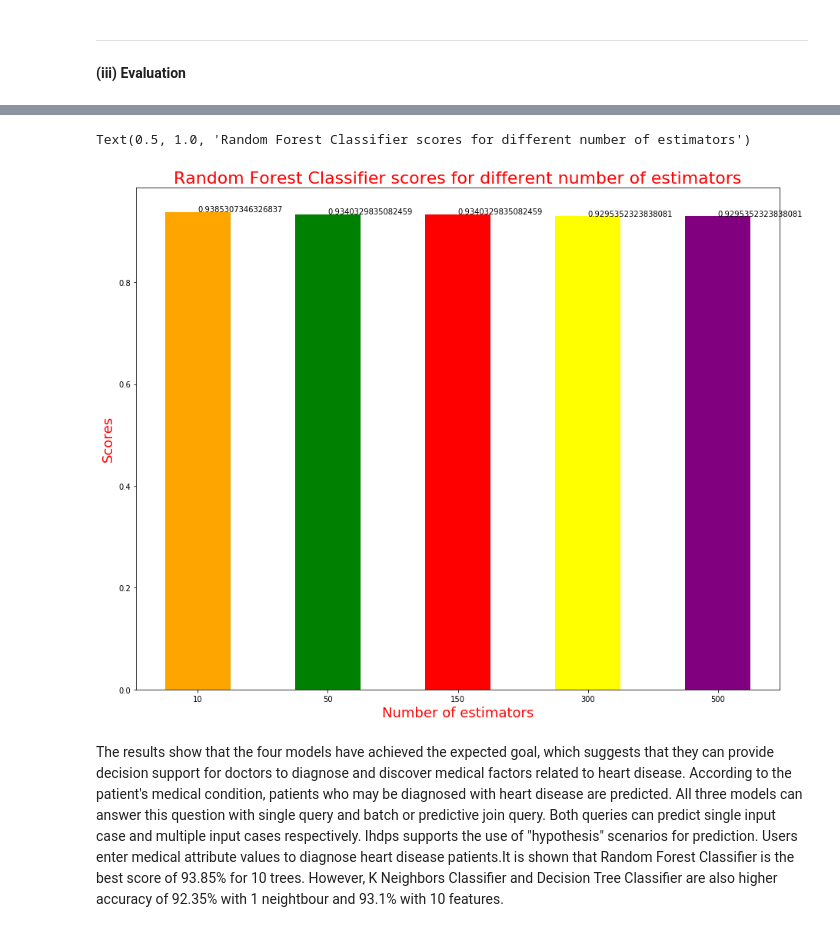
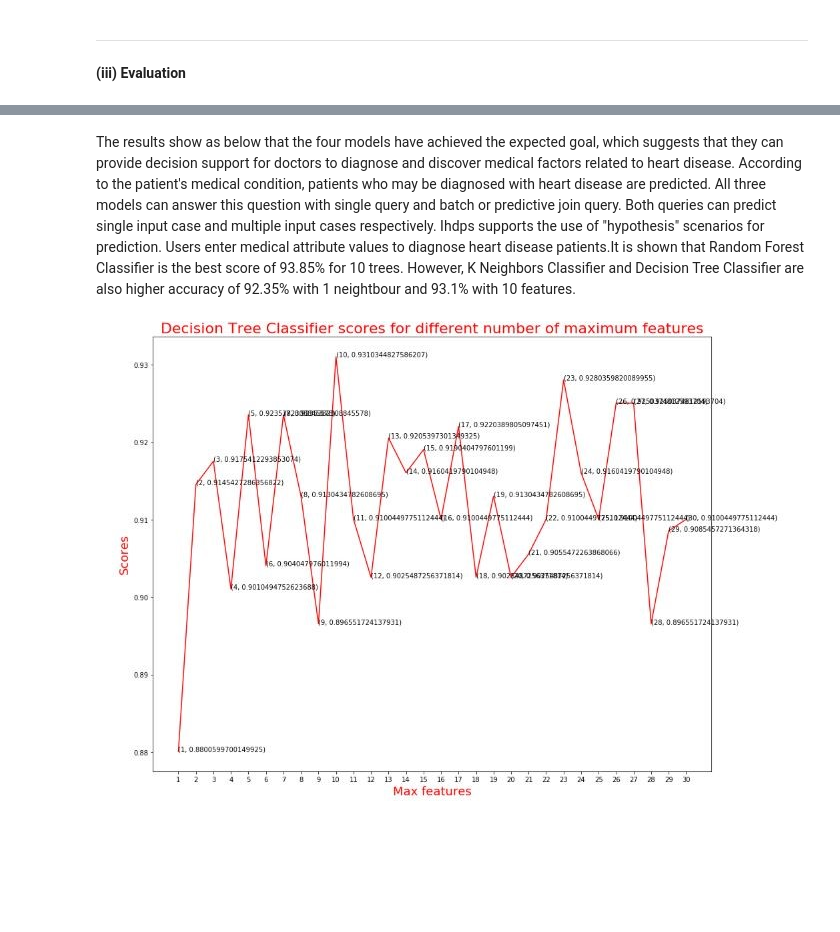
Before and after one commit to haishan-shi/A1, a Jupyter notebook: A3_Pitch and Plan for Solving a Domain Problem.ipynb, the cells around one changed output, grey strips where cells are left out. Drawn from its saved outputs; the diff is of its cells as text; code cells hidden in the pictures; blank space fills up the shorter version.

```diff
--- a/A3_Pitch and Plan for Solving a Domain Problem.ipynb
+++ b/A3_Pitch and Plan for Solving a Domain Problem.ipynb
@@ -135,9 +64,0 @@ for k in range(1,31):
-# %%
-rcParams['figure.figsize'] = 15, 15
-plt.plot([k for k in range(1, 31)], knn_scores, color = 'blue')
-for i in range(1,31):
-    plt.text(i, knn_scores[i-1], (i, knn_scores[i-1]))
-plt.xticks([i for i in range(1, 31)])
-plt.xlabel('Number of Neighbors (K)', color = 'red', fontsize=18)
-plt.ylabel('Scores', color = 'red', fontsize=18)
-plt.title('K Neighbors Classifier scores for different K values', color = 'red',fontsize=28)
@@ -154,8 +64,0 @@ for i in range(len(kernels)):
-# %%
-rcParams['figure.figsize'] = 12, 6
-plt.bar(kernels, svc_scores, color = ['red', 'green', 'purple', 'yellow'])
-for i in range(len(kernels)):
-    plt.text(i, svc_scores[i], svc_scores[i])
-plt.xlabel('Kernels', color = 'red', fontsize=12)
-plt.ylabel('Scores', color = 'red', fontsize=12)
-plt.title('Support Vector Classifier scores for different kernels', color = 'red', fontsize=18)
@@ -171,9 +64,0 @@ for i in range(1, len(X.columns) + 1):
-# %%
-rcParams['figure.figsize'] = 15, 12
-plt.plot([i for i in range(1, len(X.columns) + 1)], dt_scores, color = 'red')
-for i in range(1, len(X.columns) + 1):
-    plt.text(i, dt_scores[i-1], (i, dt_scores[i-1]))
-plt.xticks([i for i in range(1, len(X.columns) + 1)])
-plt.xlabel('Max features', color = 'red', fontsize=18)
-plt.ylabel('Scores', color = 'red', fontsize=18)
-plt.title('Decision Tree Classifier scores for different number of maximum features', color = 'red', fontsize=22)
@@ -190,14 +65,7 @@ for i in estimators:
-# %%
-rcParams['figure.figsize'] = 15, 12
-plt.bar([i for i in range(len(estimators))], rf_scores, color = ['orange', 'green', 'red', 'yellow', 'purple'], width = 0.5)
-for i in range(len(estimators)):
-    plt.text(i, rf_scores[i], rf_scores[i])
-plt.xticks(ticks = [i for i in range(len(estimators))], labels = [str(estimator) for estimator in estimators])
-plt.xlabel('Number of estimators', color = 'red', fontsize=18)
-plt.ylabel('Scores', color = 'red', fontsize=18)
-plt.title('Random Forest Classifier scores for different number of estimators', color = 'red', fontsize=22)
-# %% [output]
-Text(0.5, 1.0, 'Random Forest Classifier scores for different number of estimators')
-[figure, removed]
 # %% [markdown]
-The results show that the four models have achieved the expected goal, which suggests that they can provide decision support for doctors to diagnose and discover medical factors related to heart disease. According to the patient's medical condition, patients who may be diagnosed with heart disease are predicted. All three models can answer this question with single query and batch or predictive join query. Both queries can predict single input case and multiple input cases respectively. Ihdps supports the use of "hypothesis" scenarios for prediction. Users enter medical attribute values to diagnose heart disease patients.It is shown that Random Forest Classifier is the best score of 93.85% for 10 trees. However, K Neighbors Classifier and Decision Tree Classifier are also higher accuracy of 92.35% with 1 neightbour and 93.1% with 10 features.
+The results show as below that the four models have achieved the expected goal, which suggests that they can provide decision support for doctors to diagnose and discover medical factors related to heart disease. According to the patient's medical condition, patients who may be diagnosed with heart disease are predicted. All three models can answer this question with single query and batch or predictive join query. Both queries can predict single input case and multiple input cases respectively. Ihdps supports the use of "hypothesis" scenarios for prediction. Users enter medical attribute values to diagnose heart disease patients.It is shown that Random Forest Classifier is the best score of 93.85% for 10 trees. However, K Neighbors Classifier and Decision Tree Classifier are also higher accuracy of 92.35% with 1 neightbour and 93.1% with 10 features.
+# %%
+from IPython.display import Image
+Image('/content/DT.jpg')
+# %% [output]
+[figure, added]
```
Also changed, not shown: parts of 32 cells of this notebook.
